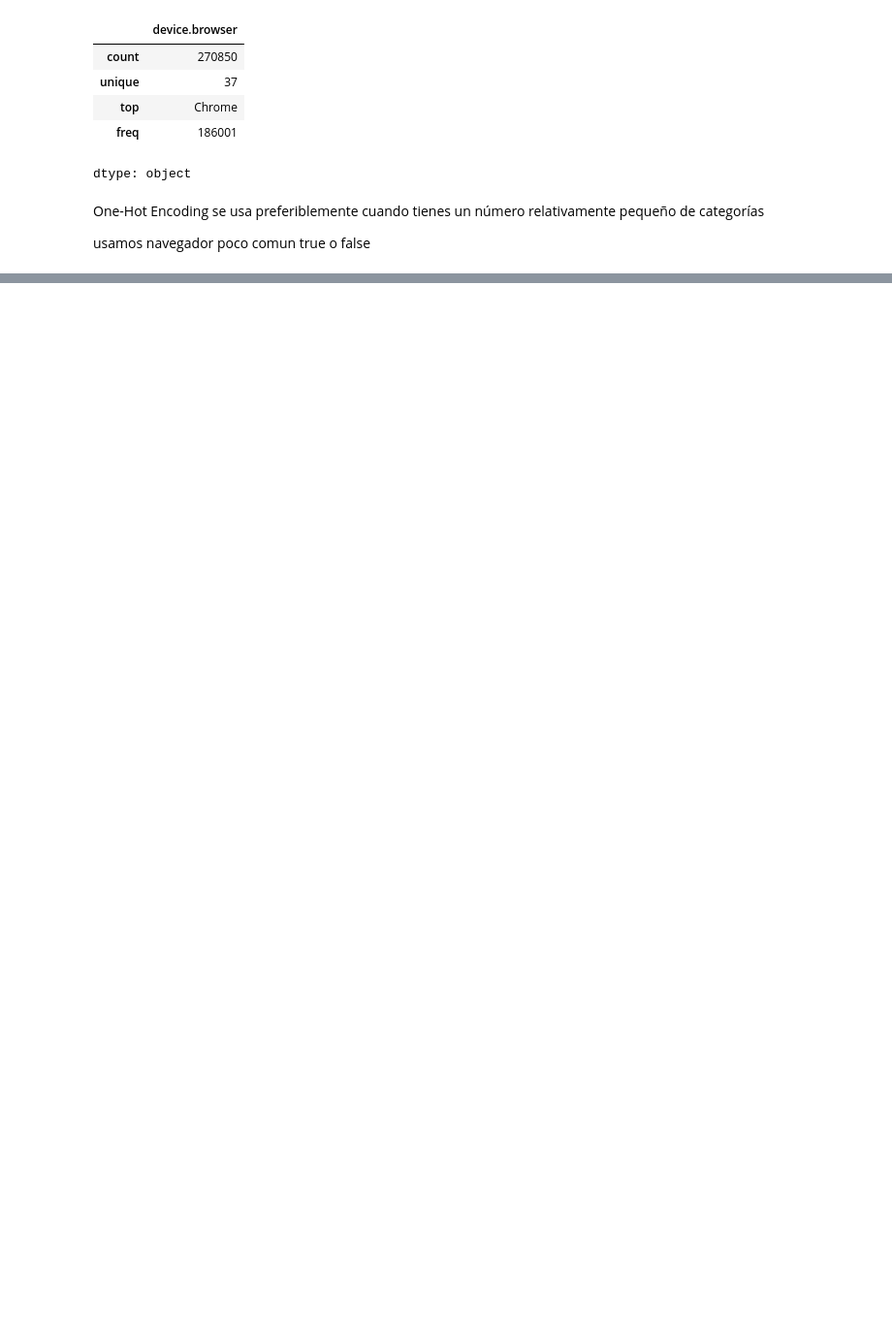
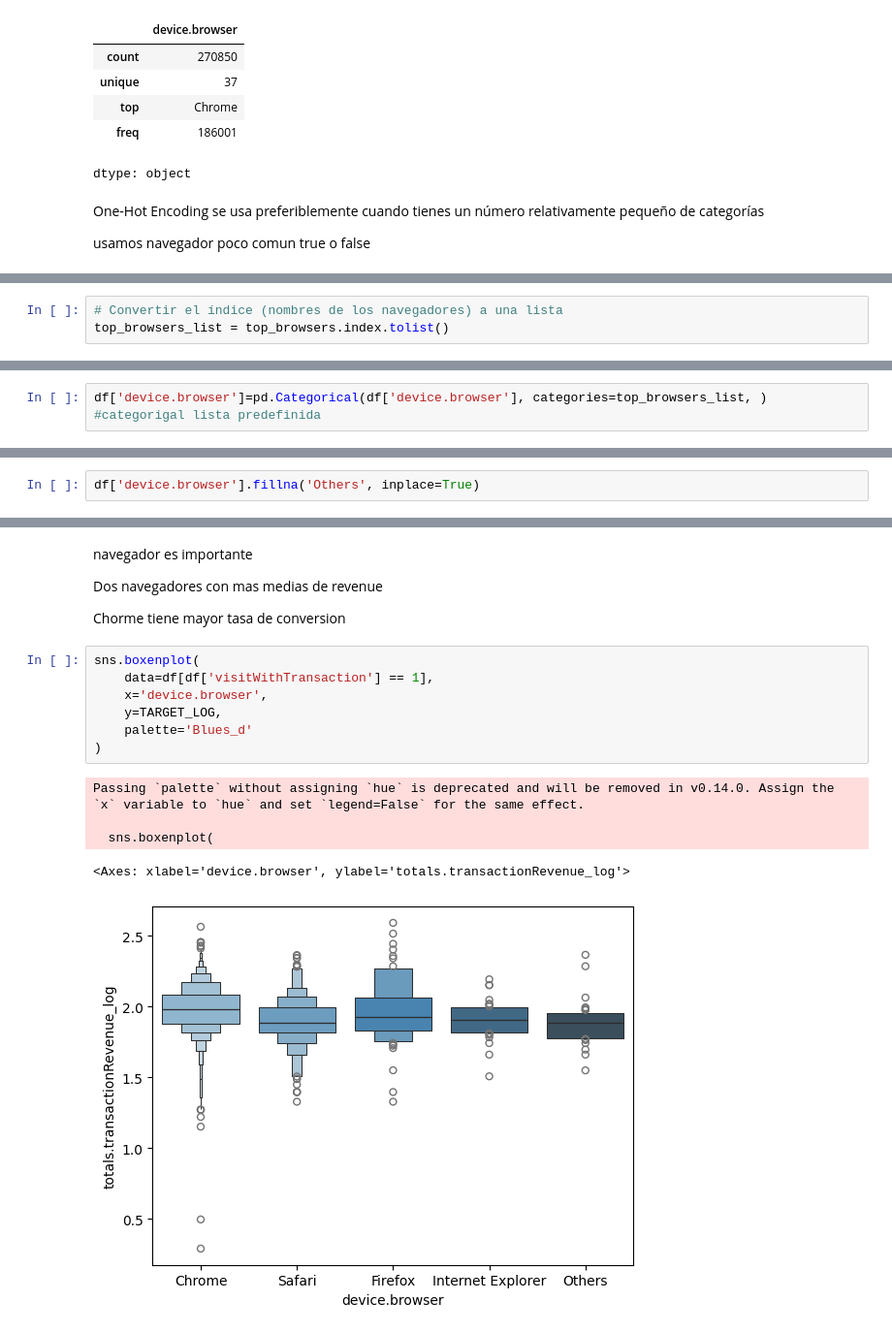
Before and after one commit to KARENCMP82/Python, a Jupyter notebook: GACR_Regresion_clase.ipynb, the cells around one changed output, grey strips where cells are left out. Shown: that part at 97% size. Cells and saved outputs as stored; diff of their text form; blank space fills up the shorter version.

```diff
--- a/GACR_Regresion_clase.ipynb
+++ b/GACR_Regresion_clase.ipynb
@@ -345,2 +343,5 @@ AttributeError: 'builtin_function_or_method' object has no attribute 'to_list'
+# %%
+# Convertir el índice (nombres de los navegadores) a una lista
+top_browsers_list = top_browsers.index.tolist()
 # %%
 top_browsers_list.append('Others')
@@ -350,0 +352,3 @@ top_browsers_list
+# %%
+df['device.browser']=pd.Categorical(df['device.browser'], categories=top_browsers_list, )
+#categorigal lista predefinida
@@ -350,0 +367,2 @@ top_browsers_list
+# %%
+df['device.browser'].fillna('Others', inplace=True)
@@ -350,0 +414,19 @@ top_browsers_list
+# %% [markdown]
+navegador es importante
+
+Dos navegadores con mas medias de revenue
+
+Chorme tiene mayor tasa de conversion
+# %%
+sns.boxenplot(
+    data=df[df['visitWithTransaction'] == 1],
+    x='device.browser',
+    y=TARGET_LOG,
+    palette='Blues_d'
+)
+# %% [output]
+Passing `palette` without assigning `hue` is deprecated and will be removed in v0.14.0. Assign the `x` variable to `hue` and set `legend=False` for the same effect.
+
+  sns.boxenplot(
+<Axes: xlabel='device.browser', ylabel='totals.transactionRevenue_log'>
+[figure, added]
```
Also changed, not shown: parts of 16 cells of this notebook.
